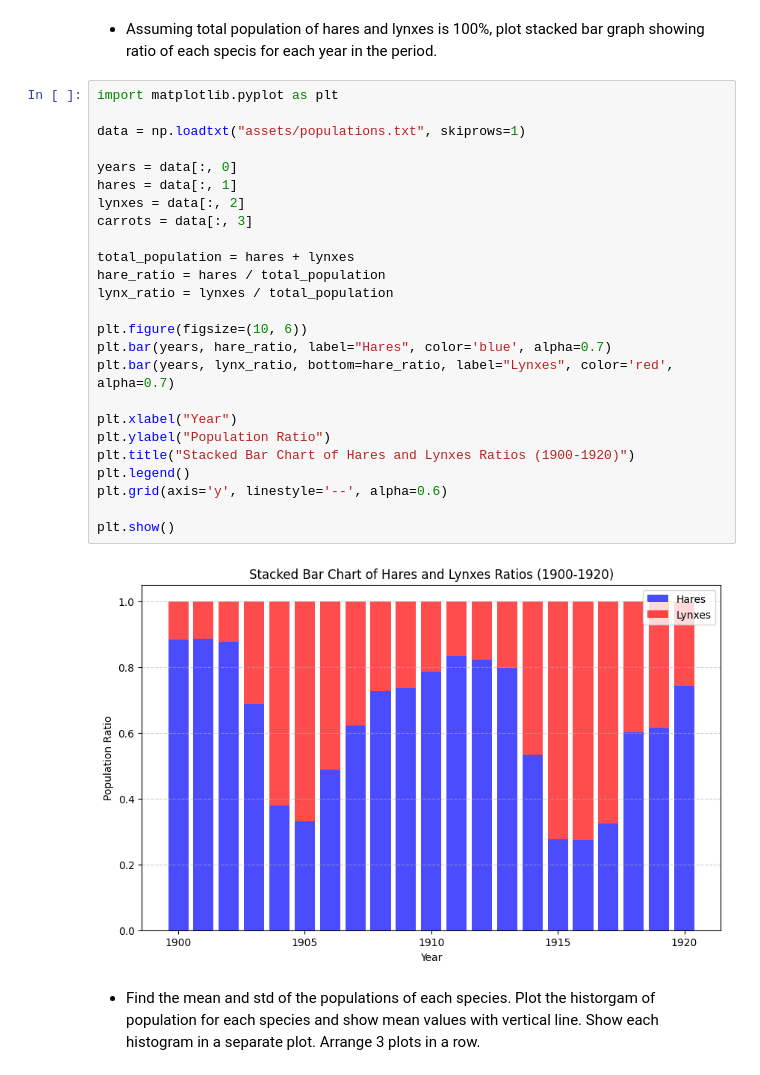
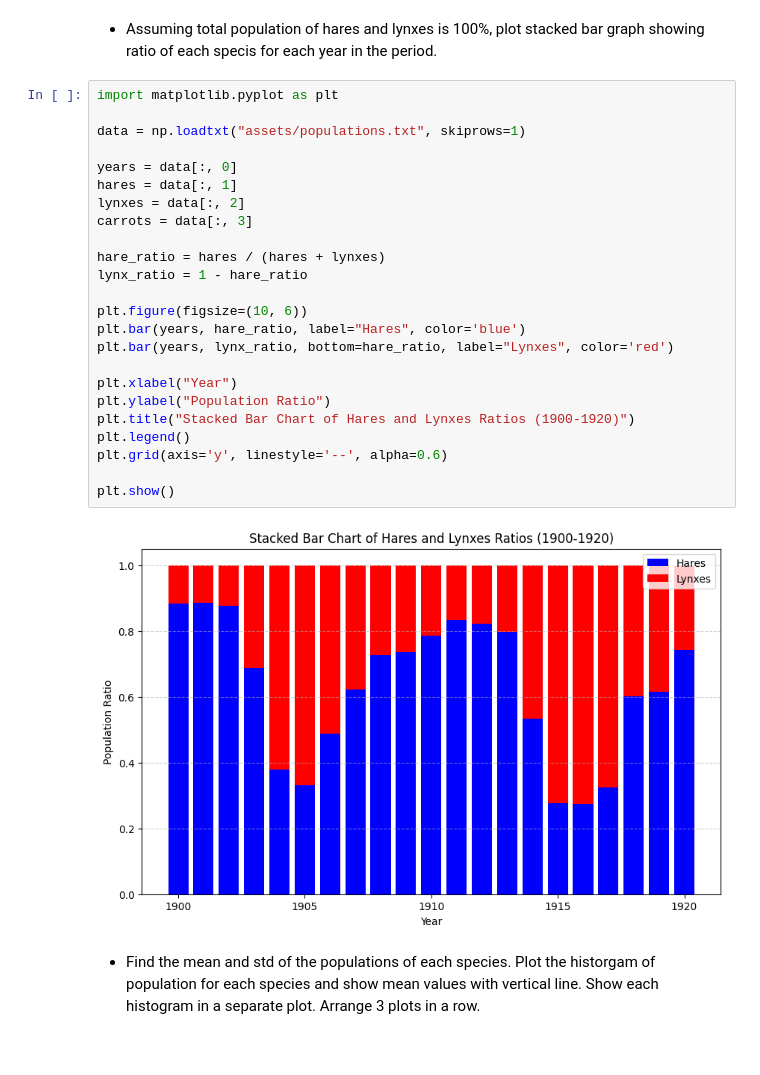
Before and after one commit to n1ks0N/DZ-GromiakovNV-StatPrak, a Jupyter notebook: 2_numpy+matplotlib.ipynb, the cells around one changed output. Saved outputs shown, nothing was run; the diff lists cells and outputs as text.

```diff
--- a/2_numpy+matplotlib.ipynb
+++ b/2_numpy+matplotlib.ipynb
@@ -929,30 +151,29 @@ plt.show()
 # %%
 import matplotlib.pyplot as plt
 
 data = np.loadtxt("assets/populations.txt", skiprows=1)
 
 years = data[:, 0]
 hares = data[:, 1]
 lynxes = data[:, 2]
 carrots = data[:, 3]
 
-total_population = hares + lynxes
-hare_ratio = hares / total_population
-lynx_ratio = lynxes / total_population
+hare_ratio = hares / (hares + lynxes)
+lynx_ratio = 1 - hare_ratio
 
 plt.figure(figsize=(10, 6))
-plt.bar(years, hare_ratio, label="Hares", color='blue', alpha=0.7)
-plt.bar(years, lynx_ratio, bottom=hare_ratio, label="Lynxes", color='red', alpha=0.7)
+plt.bar(years, hare_ratio, label="Hares", color='blue')
+plt.bar(years, lynx_ratio, bottom=hare_ratio, label="Lynxes", color='red')
 
 plt.xlabel("Year")
 plt.ylabel("Population Ratio")
 plt.title("Stacked Bar Chart of Hares and Lynxes Ratios (1900-1920)")
 plt.legend()
 plt.grid(axis='y', linestyle='--', alpha=0.6)
 
 plt.show()
 # %% [output]
-[figure, old version]
+[figure, new version]
 # %% [markdown]
 - Find the mean and std of the populations of each species. Plot the historgam of population for each species and show mean values with vertical line. Show each histogram in a separate plot. Arrange 3 plots in a row.
 # %%
```
Also changed, not shown: parts of 127 cells of this notebook.
